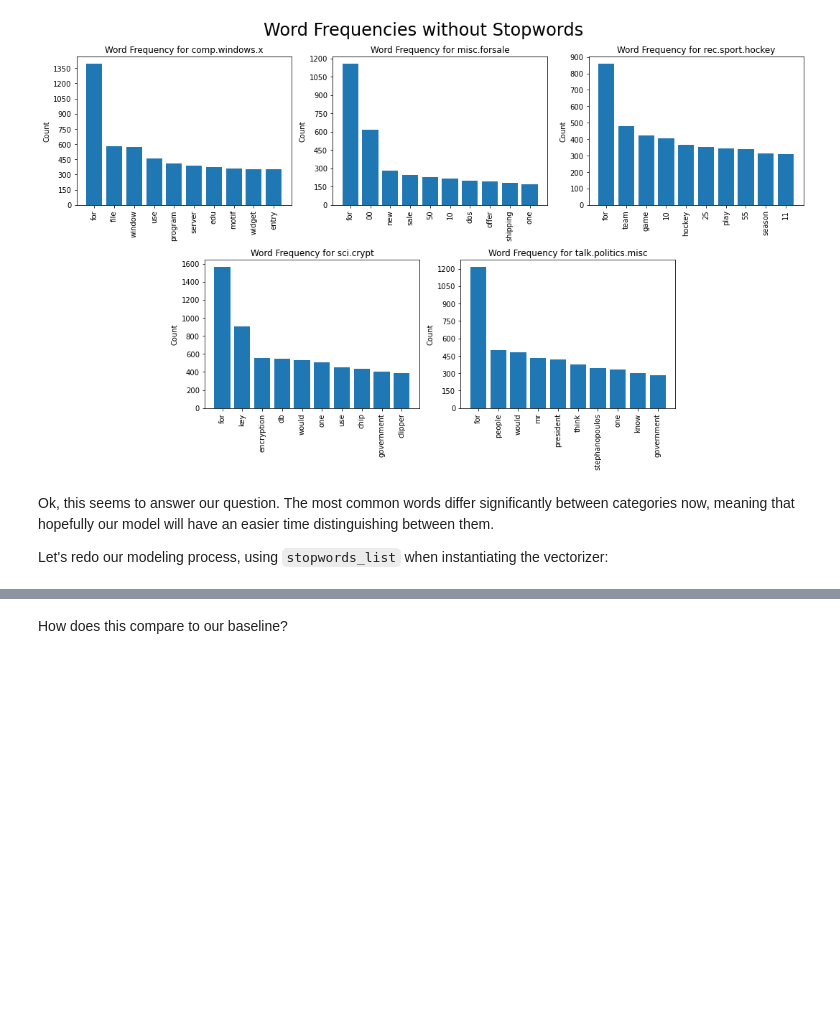
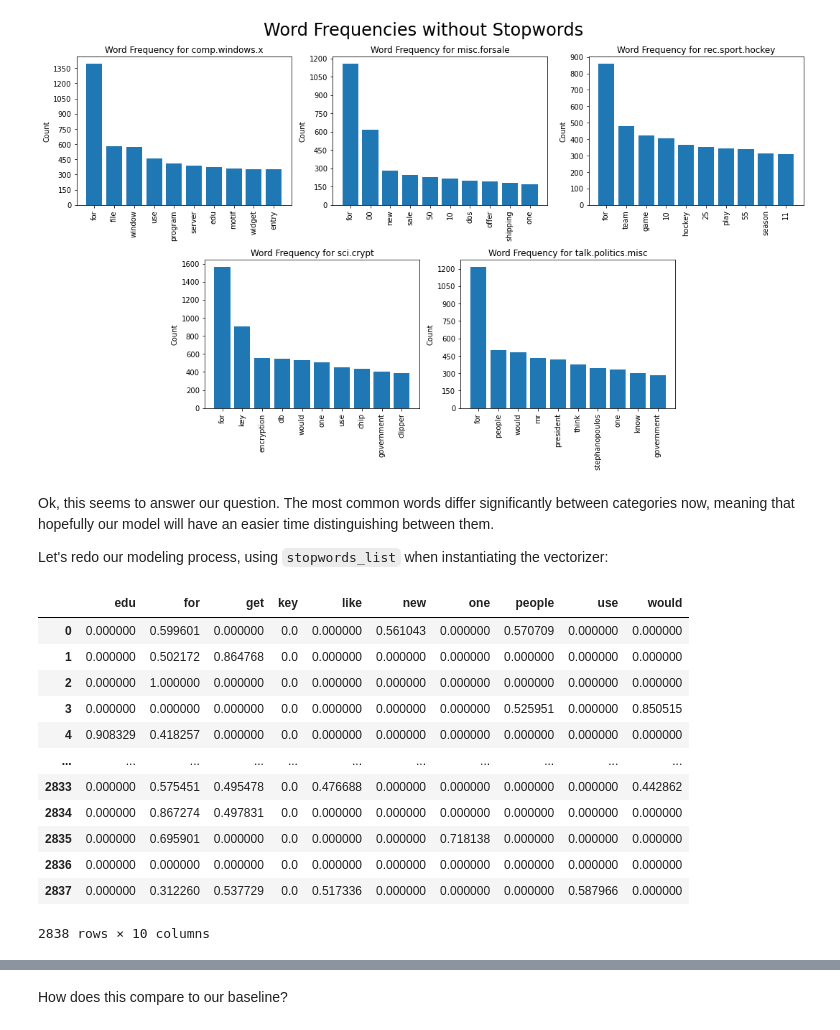
Before and after one commit to Bestina2024/dsc-nlp-lab, a Jupyter notebook: index.ipynb, the cells around one changed output, grey strips where cells are left out. Cells and saved outputs as stored; diff of their text form; code cells hidden in the pictures; blank space fills up the shorter version.

```diff
--- a/index.ipynb
+++ b/index.ipynb
@@ -728,17 +728,31 @@ Let's redo our modeling process, using `stopwords_list` when instantiating the v
 # %%
 # Run this cell without changes
 
 # Instantiate the vectorizer
 tfidf = TfidfVectorizer(
     max_features=10,
     stop_words=stopwords_list
 )
 
 # Fit the vectorizer on X_train["text"] and transform it
 X_train_vectorized = tfidf.fit_transform(X_train["text"])
 
 # Visually inspect the vectorized data
-pd.DataFrame.sparse.from_spmatrix(X_train_vectorized, columns=tfidf.get_feature_names_out())
+pd.DataFrame.sparse.from_spmatrix(X_train_vectorized, columns=tfidf.get_feature_names())
+# %% [output]
+|  | edu | for | get | key | like | new | one | people | use | would |
+| 0 | 0.000000 | 0.599601 | 0.000000 | 0.0 | 0.000000 | 0.561043 | 0.000000 | 0.570709 | 0.000000 | 0.000000 |
+| 1 | 0.000000 | 0.502172 | 0.864768 | 0.0 | 0.000000 | 0.000000 | 0.000000 | 0.000000 | 0.000000 | 0.000000 |
+| 2 | 0.000000 | 1.000000 | 0.000000 | 0.0 | 0.000000 | 0.000000 | 0.000000 | 0.000000 | 0.000000 | 0.000000 |
+| 3 | 0.000000 | 0.000000 | 0.000000 | 0.0 | 0.000000 | 0.000000 | 0.000000 | 0.525951 | 0.000000 | 0.850515 |
+| 4 | 0.908329 | 0.418257 | 0.000000 | 0.0 | 0.000000 | 0.000000 | 0.000000 | 0.000000 | 0.000000 | 0.000000 |
+| ... | ... | ... | ... | ... | ... | ... | ... | ... | ... | ... |
+| 2833 | 0.000000 | 0.575451 | 0.495478 | 0.0 | 0.476688 | 0.000000 | 0.000000 | 0.000000 | 0.000000 | 0.442862 |
+| 2834 | 0.000000 | 0.867274 | 0.497831 | 0.0 | 0.000000 | 0.000000 | 0.000000 | 0.000000 | 0.000000 | 0.000000 |
+| 2835 | 0.000000 | 0.695901 | 0.000000 | 0.0 | 0.000000 | 0.000000 | 0.718138 | 0.000000 | 0.000000 | 0.000000 |
+| 2836 | 0.000000 | 0.000000 | 0.000000 | 0.0 | 0.000000 | 0.000000 | 0.000000 | 0.000000 | 0.000000 | 0.000000 |
+| 2837 | 0.000000 | 0.312260 | 0.537729 | 0.0 | 0.517336 | 0.000000 | 0.000000 | 0.000000 | 0.587966 | 0.000000 |
+2838 rows × 10 columns
 # %%
 # Run this cell without changes
 
```
Also changed, not shown: parts of 1 cell of this notebook.
